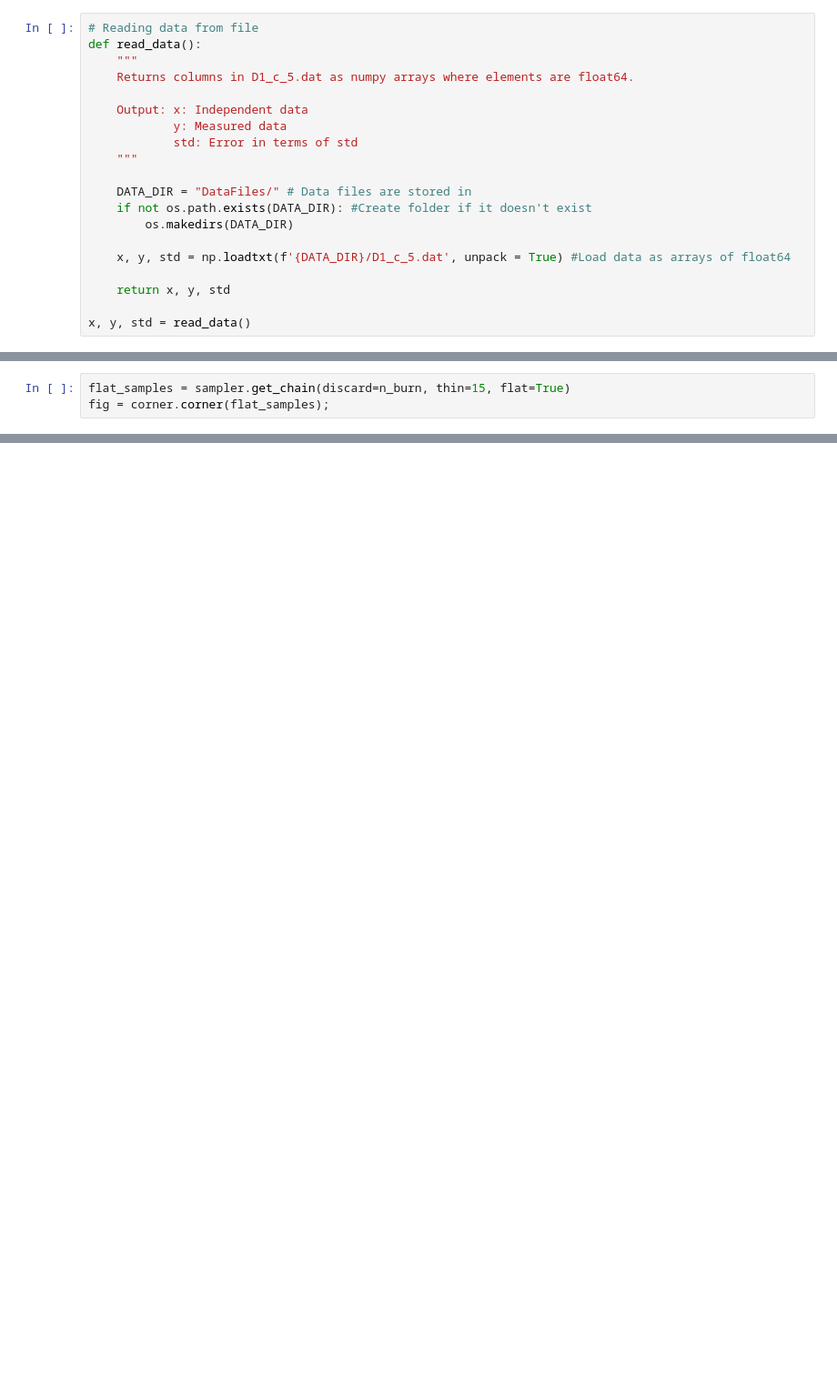
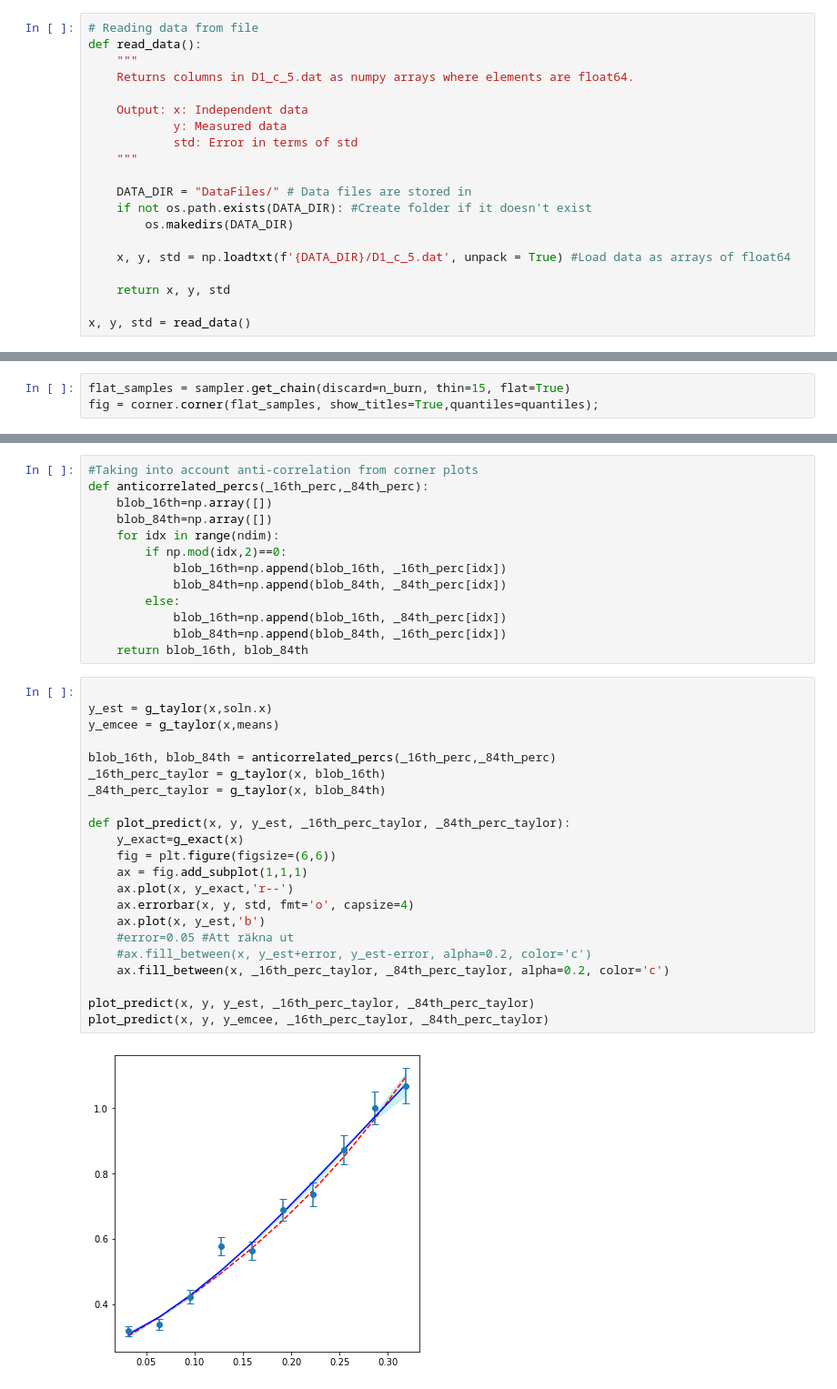
Before and after one commit to CarlStrandby/Projects-Learning-from-Data, a Jupyter notebook: TIF285_Project1_v1.ipynb, the cells around one changed output, grey strips where cells are left out. Shown: that part at 91% size. Saved outputs shown, nothing was run; the diff lists cells and outputs as text; blank space fills up the shorter version.

```diff
--- a/TIF285_Project1_v1.ipynb
+++ b/TIF285_Project1_v1.ipynb
@@ -244,4 +292,4 @@ axes[-1].set_xlabel("step number");
 # %%
 flat_samples = sampler.get_chain(discard=n_burn, thin=15, flat=True)
-fig = corner.corner(flat_samples);
+fig = corner.corner(flat_samples, show_titles=True,quantiles=quantiles);
 # %% [output]
@@ -248,0 +297,37 @@ fig = corner.corner(flat_samples);
+# %%
+#Taking into account anti-correlation from corner plots
+def anticorrelated_percs(_16th_perc,_84th_perc):
+    blob_16th=np.array([])
+    blob_84th=np.array([])
+    for idx in range(ndim):
+        if np.mod(idx,2)==0:
+            blob_16th=np.append(blob_16th, _16th_perc[idx])
+            blob_84th=np.append(blob_84th, _84th_perc[idx])
+        else:
+            blob_16th=np.append(blob_16th, _84th_perc[idx])
+            blob_84th=np.append(blob_84th, _16th_perc[idx])
+    return blob_16th, blob_84th
+# %%
+
+y_est = g_taylor(x,soln.x)
+y_emcee = g_taylor(x,means)
+
+blob_16th, blob_84th = anticorrelated_percs(_16th_perc,_84th_perc)
+_16th_perc_taylor = g_taylor(x, blob_16th)
+_84th_perc_taylor = g_taylor(x, blob_84th)
+
+def plot_predict(x, y, y_est, _16th_perc_taylor, _84th_perc_taylor):
+    y_exact=g_exact(x)
+    fig = plt.figure(figsize=(6,6))
+    ax = fig.add_subplot(1,1,1)
+    ax.plot(x, y_exact,'r--')
+    ax.errorbar(x, y, std, fmt='o', capsize=4)
+    ax.plot(x, y_est,'b')
+    #error=0.05 #Att räkna ut
+    #ax.fill_between(x, y_est+error, y_est-error, alpha=0.2, color='c')
+    ax.fill_between(x, _16th_perc_taylor, _84th_perc_taylor, alpha=0.2, color='c')
+
+plot_predict(x, y, y_est, _16th_perc_taylor, _84th_perc_taylor)
+plot_predict(x, y, y_emcee, _16th_perc_taylor, _84th_perc_taylor)
+# %% [output]
+[figure, added]
```
Also changed, not shown: parts of 12 cells of this notebook.
